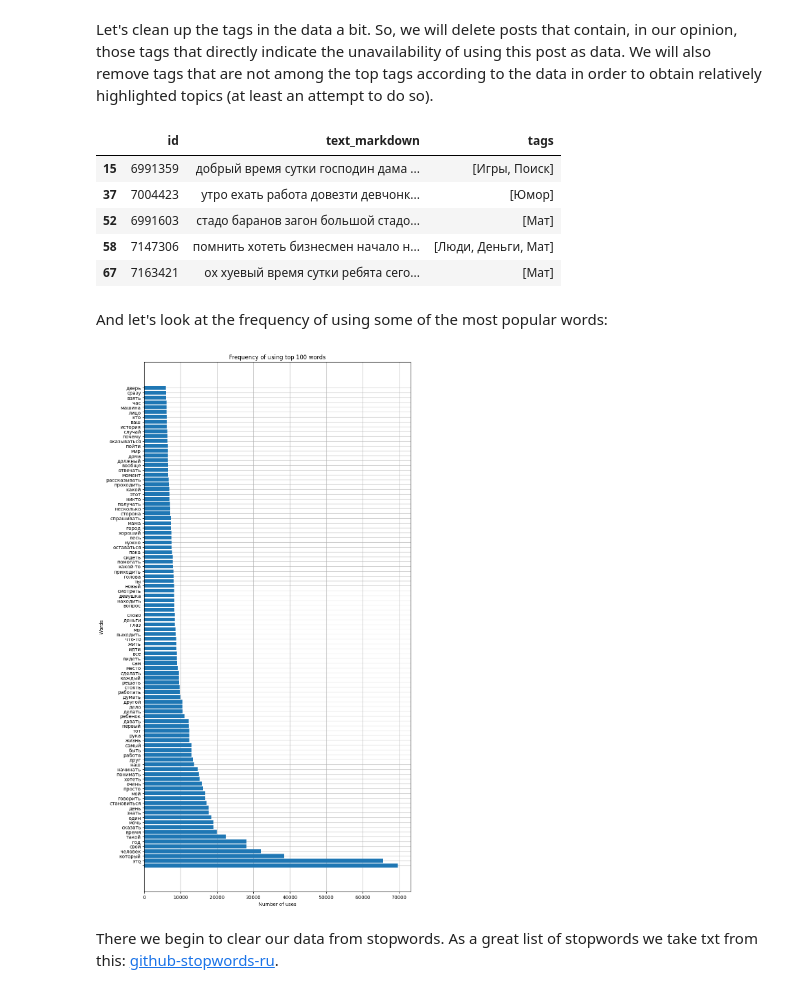
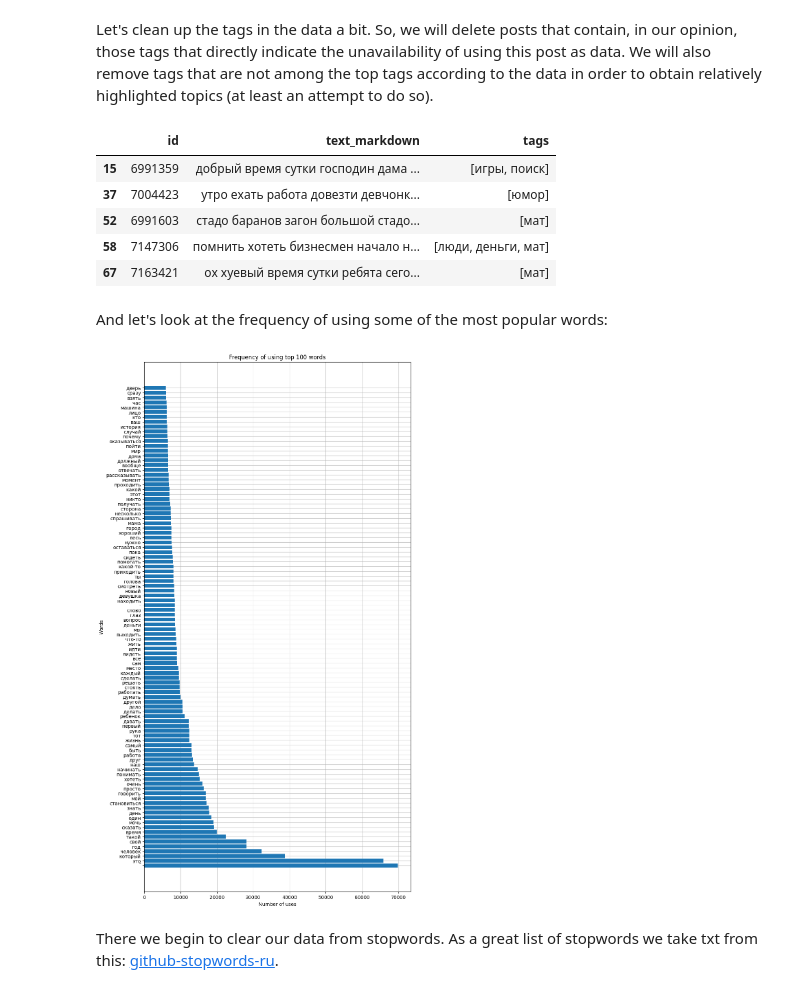
Before and after one commit to zhursvlevy/PostProcessor, a Jupyter notebook: notebooks/topic tagging/2. Dataset_processing.ipynb, the cells around one changed output. Drawn from its saved outputs; the diff is of its cells as text; code cells hidden in the pictures.

```diff
--- a/notebooks/topic tagging/2. Dataset_processing.ipynb
+++ b/notebooks/topic tagging/2. Dataset_processing.ipynb
@@ -80,24 +81,24 @@ with open(txt_path) as f:
 # %% [markdown]
 Let's clean up the tags in the data a bit. So, we will delete posts that contain, in our opinion, those tags that directly indicate the unavailability of using this post as data. We will also remove tags that are not among the top tags according to the data in order to obtain relatively highlighted topics (at least an attempt to do so).
 # %%
-bad_tags = ['Фотография', 'Видео', 'Скриншот', 'Anime Art', 'Гифка', 'Арт', 'Рисунок'] # probably unavailable posts for our task
-tags_to_remove = ['Текст', 'Длиннопост', 'Без рейтинга', 'Ответ на пост', 'Комментарии', 'Комментарии на Пикабу', 'Моё', 'Пикабу'] # tags without topic information in top tags
+bad_tags = ['фотография', 'видео', 'скриншот', 'anime art', 'гифка', 'арт', 'рисунок'] # probably unavailable posts for our task
+tags_to_remove = ['текст', 'длиннопост', 'без рейтинга', 'ответ на пост', 'комментарии', 'комментарии на Пикабу', 'моё', 'пикабу'] # tags without topic information in top tags
 
 #tags_array = formateTags(data)
 tags_array = [tag_line for tag_line in data.tags]
 data.tags = removeTags(tags_array, top_tags, tags_to_remove)
 tag_mask = removeEmptyPosts(tags_array)
 data = data[tag_mask]
 data = removePostsByTags(data, bad_tags)
 
 data.head(5)
 # %% [output]
 |  | id | text_markdown | tags |
-| 15 | 6991359 | добрый время сутки господин дама ... | [Игры, Поиск] |
-| 37 | 7004423 | утро ехать работа довезти девчонк... | [Юмор] |
-| 52 | 6991603 | стадо баранов загон большой стадо... | [Мат] |
-| 58 | 7147306 | помнить хотеть бизнесмен начало н... | [Люди, Деньги, Мат] |
-| 67 | 7163421 | ох хуевый время сутки ребята сего... | [Мат] |
+| 15 | 6991359 | добрый время сутки господин дама ... | [игры, поиск] |
+| 37 | 7004423 | утро ехать работа довезти девчонк... | [юмор] |
+| 52 | 6991603 | стадо баранов загон большой стадо... | [мат] |
+| 58 | 7147306 | помнить хотеть бизнесмен начало н... | [люди, деньги, мат] |
+| 67 | 7163421 | ох хуевый время сутки ребята сего... | [мат] |
 # %% [markdown]
 And let's look at the frequency of using some of the most popular words:
 # %%
@@ -118,7 +119,7 @@ ax.set_title(f"Frequency of using top {NUM_WORDS} words")
 ax.set_xlabel("Number of uses")
 ax.set_ylabel("Words");
 # %% [output]
-[figure, old version]
+[figure, new version]
 # %% [markdown]
 There we begin to clear our data from stopwords. As a great list of stopwords we take txt from this: [github-stopwords-ru](https://github.com/stopwords-iso/stopwords-ru).
 # %%
```
Also changed, not shown: parts of 3 cells of this notebook, 1 other file.
